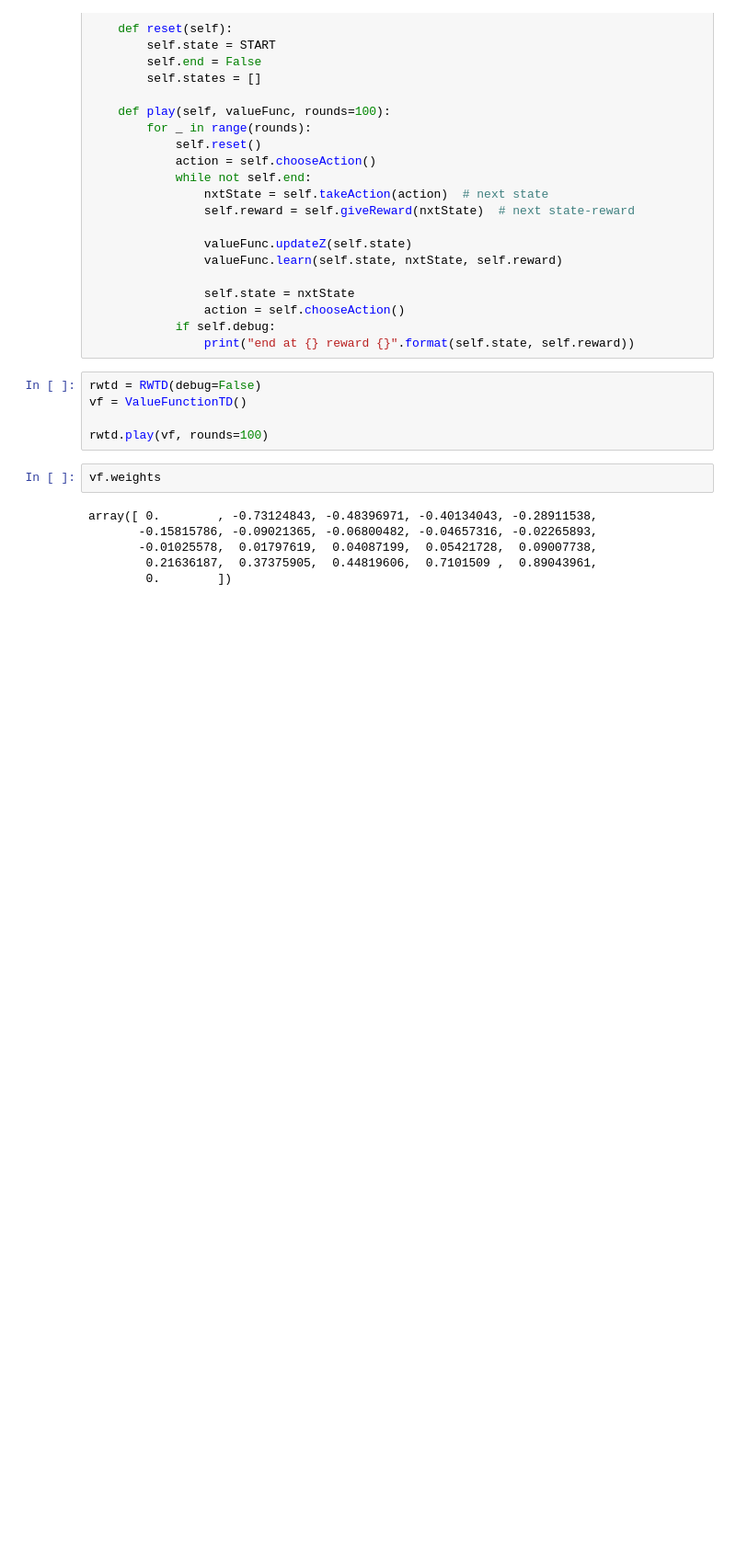
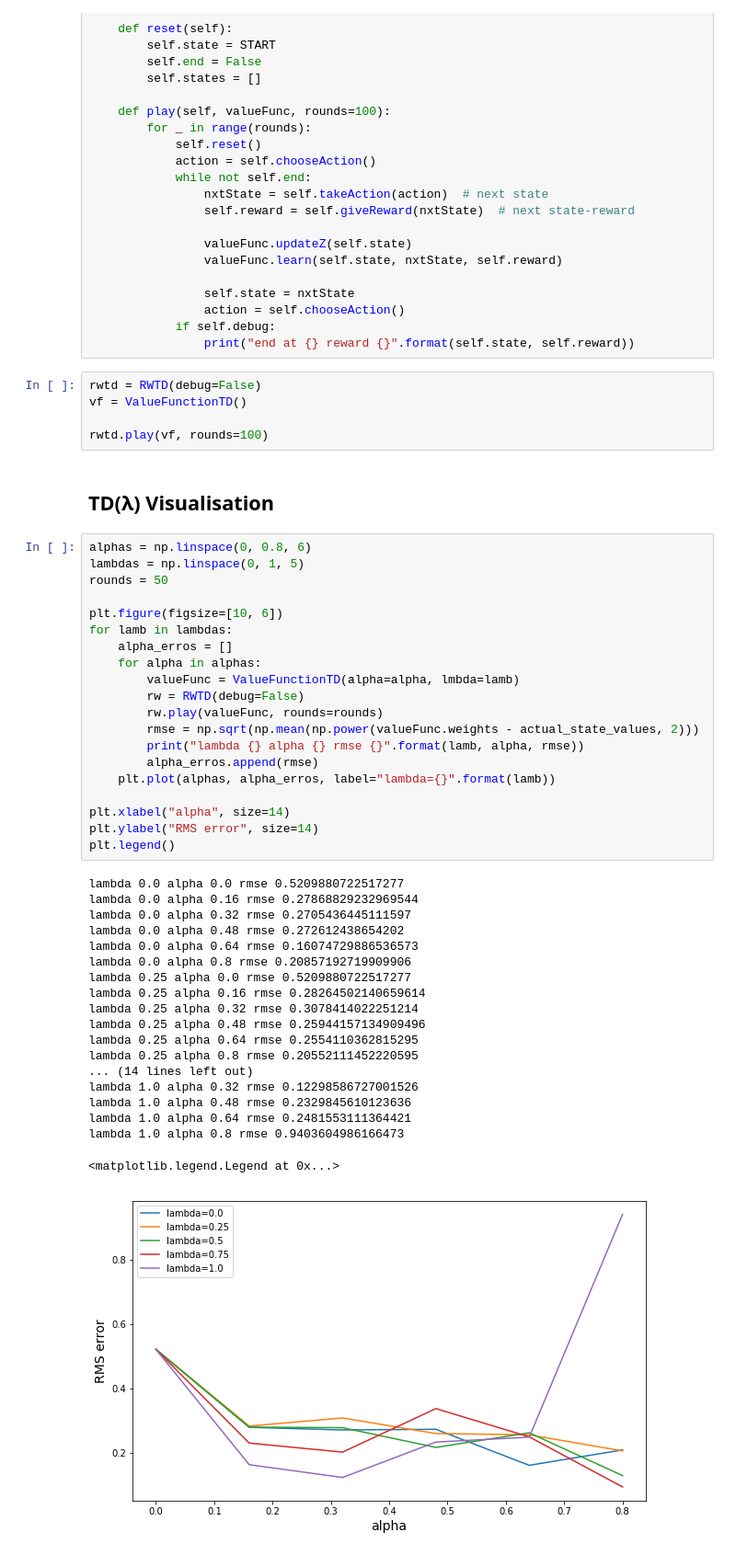
Before and after one commit to MJeremy2017/reinforcement-learning-implementation, a Jupyter notebook: RandomWalk(Lambda)/TD(Lambda).ipynb, the cells around one changed output. Shown: that part at 92% size. Drawn from its saved outputs; the diff is of its cells as text; blank space fills up the shorter version.

```diff
--- a/RandomWalk(Lambda)/TD(Lambda).ipynb
+++ b/RandomWalk(Lambda)/TD(Lambda).ipynb
@@ -252,11 +252,45 @@ rwtd = RWTD(debug=False)
 vf = ValueFunctionTD()
 
 rwtd.play(vf, rounds=100)
-# %%
-vf.weights
-# %% [output]
-array([ 0.        , -0.73124843, -0.48396971, -0.40134043, -0.28911538,
-       -0.15815786, -0.09021365, -0.06800482, -0.04657316, -0.02265893,
-       -0.01025578,  0.01797619,  0.04087199,  0.05421728,  0.09007738,
-        0.21636187,  0.37375905,  0.44819606,  0.7101509 ,  0.89043961,
-        0.        ])
+# %% [markdown]
+## TD(λ) Visualisation
+# %%
+alphas = np.linspace(0, 0.8, 6)
+lambdas = np.linspace(0, 1, 5)
+rounds = 50
+
+plt.figure(figsize=[10, 6])
+for lamb in lambdas:
+    alpha_erros = []
+    for alpha in alphas:
+        valueFunc = ValueFunctionTD(alpha=alpha, lmbda=lamb)
+        rw = RWTD(debug=False)
+        rw.play(valueFunc, rounds=rounds)
+        rmse = np.sqrt(np.mean(np.power(valueFunc.weights - actual_state_values, 2)))
+        print("lambda {} alpha {} rmse {}".format(lamb, alpha, rmse))
+        alpha_erros.append(rmse)
+    plt.plot(alphas, alpha_erros, label="lambda={}".format(lamb))
+
+plt.xlabel("alpha", size=14)
+plt.ylabel("RMS error", size=14)
+plt.legend()
+# %% [output]
+lambda 0.0 alpha 0.0 rmse 0.5209880722517277
+lambda 0.0 alpha 0.16 rmse 0.27868829232969544
+lambda 0.0 alpha 0.32 rmse 0.2705436445111597
+lambda 0.0 alpha 0.48 rmse 0.272612438654202
+lambda 0.0 alpha 0.64 rmse 0.16074729886536573
+lambda 0.0 alpha 0.8 rmse 0.20857192719909906
+lambda 0.25 alpha 0.0 rmse 0.5209880722517277
+lambda 0.25 alpha 0.16 rmse 0.28264502140659614
+lambda 0.25 alpha 0.32 rmse 0.3078414022251214
+lambda 0.25 alpha 0.48 rmse 0.25944157134909496
+lambda 0.25 alpha 0.64 rmse 0.2554110362815295
+lambda 0.25 alpha 0.8 rmse 0.20552111452220595
+... (14 lines left out)
+lambda 1.0 alpha 0.32 rmse 0.12298586727001526
+lambda 1.0 alpha 0.48 rmse 0.2329845610123636
+lambda 1.0 alpha 0.64 rmse 0.2481553111364421
+lambda 1.0 alpha 0.8 rmse 0.9403604986166473
+<matplotlib.legend.Legend at 0x...>
+[figure, added]
```
Also changed, not shown: parts of 1 cell of this notebook.
